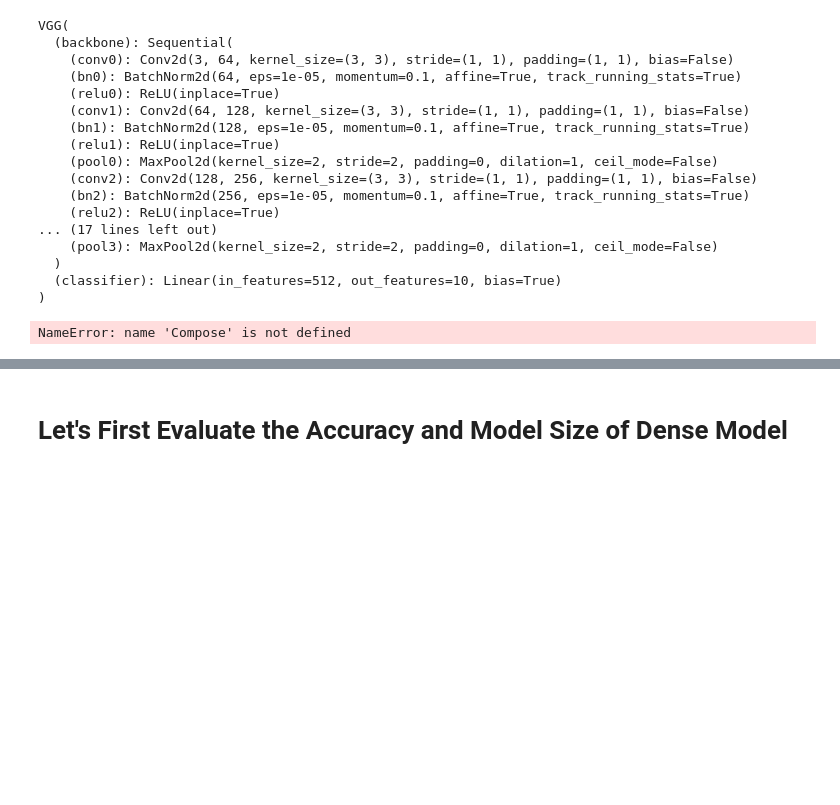
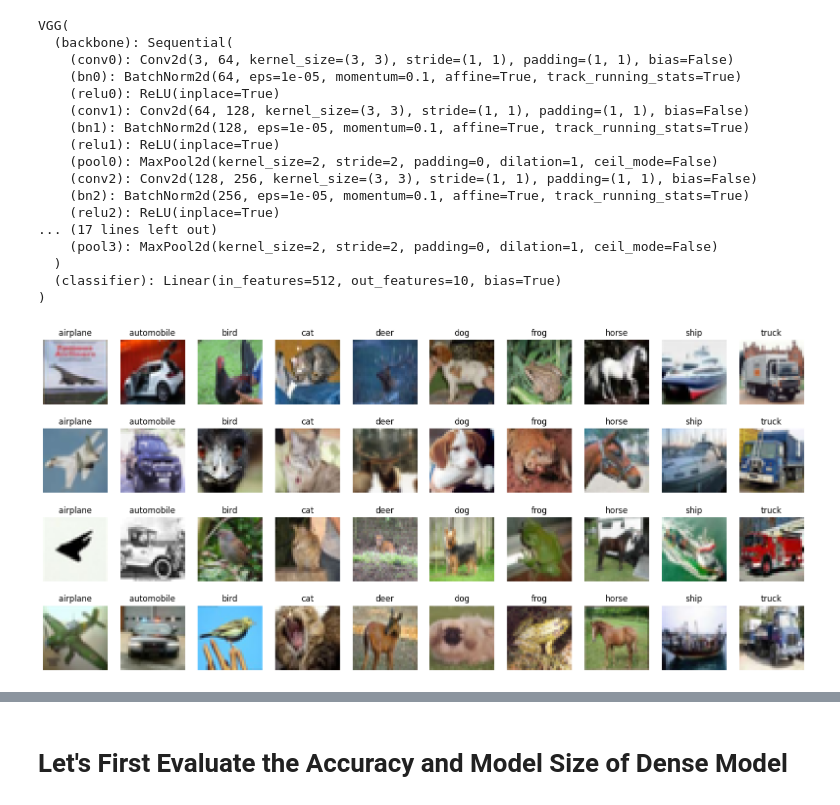
Before and after one commit to gmh9195/playgrounds, a Jupyter notebook: Fine_grain_pruning.ipynb, the cells around one changed output, grey strips where cells are left out. Drawn from its saved outputs; the diff is of its cells as text; code cells hidden in the pictures; blank space fills up the shorter version.

```diff
--- a/Fine_grain_pruning.ipynb
+++ b/Fine_grain_pruning.ipynb
@@ -285,32 +310,29 @@ VGG(
   )
   (classifier): Linear(in_features=512, out_features=10, bias=True)
 )
-# %%
-image_size = 32
-transforms = {
-    "train": Compose([
-        RandomCrop(image_size, padding=4),
-        RandomHorizontalFlip(),
-        ToTensor(),
-    ]),
-    "test": ToTensor(),
-}
-dataset = {}
-for split in ["train", "test"]:
-  dataset[split] = CIFAR10(
-    root="data/cifar10",
-    train=(split == "train"),
-    download=True,
-    transform=transforms[split],
-  )
-dataloader = {}
-for split in ['train', 'test']:
-  dataloader[split] = DataLoader(
-    dataset[split],
-    batch_size=512,
-    shuffle=(split == 'train'),
-    num_workers=0,
-    pin_memory=True,
-  )
-# %% [output]
-NameError: name 'Compose' is not defined
+# %%
+samples = [[] for _ in range(10)] ##creates a list named samples containing 10 separate empty lists.
+
+for image, label in dataset["test"]: ### image is the tensor and label is the class
+  if len(samples[label]) < 4:
+    samples[label].append(image)
+
+plt.figure(figsize=(20, 9))
+for index in range(40):
+  label = index % 10 ### 10 is the number of class
+  image = samples[label][index // 10] ### 10 is the number of class
+
+  # Convert from CHW to HWC for visualization
+  image = image.permute(1, 2, 0)  ### change from (3,32,32) to (32,32,3)
+
+  # Convert from class index to class name
+  label = dataset["test"].classes[label]
+
+  # Visualize the image
+  plt.subplot(4, 10, index + 1)
+  plt.imshow(image)
+  plt.title(label)
+  plt.axis("off")
+plt.show()
+# %% [output]
+[figure, added]
```
Also changed, not shown: parts of 17 cells of this notebook.
